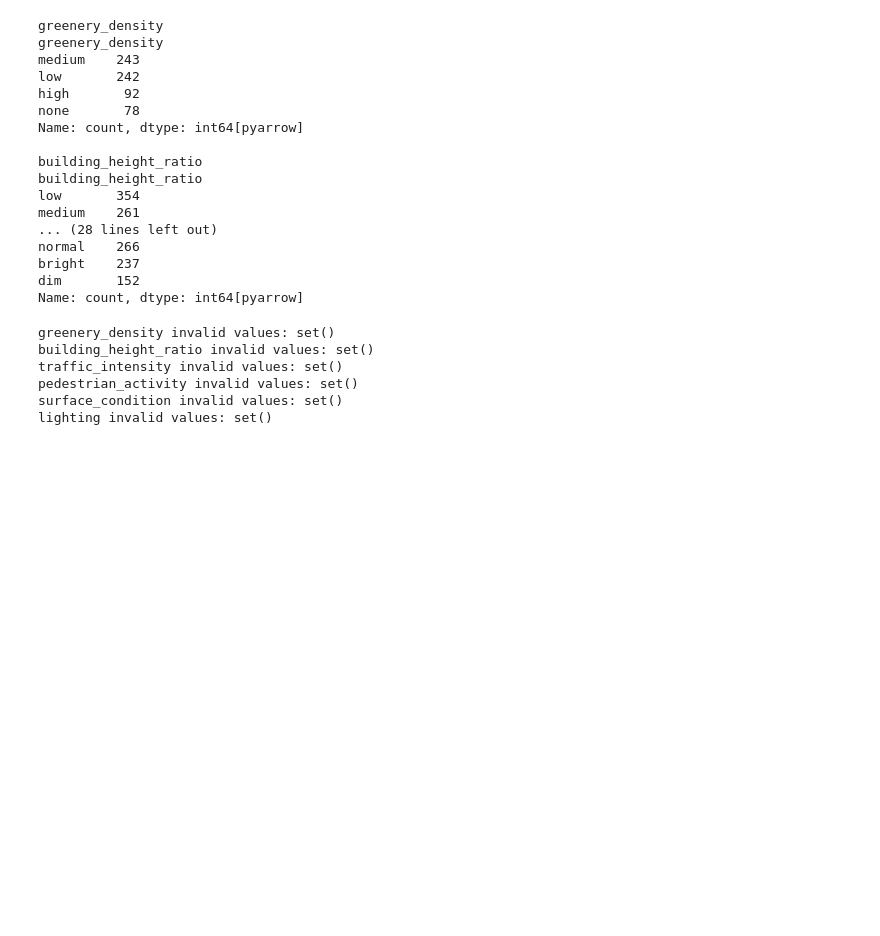
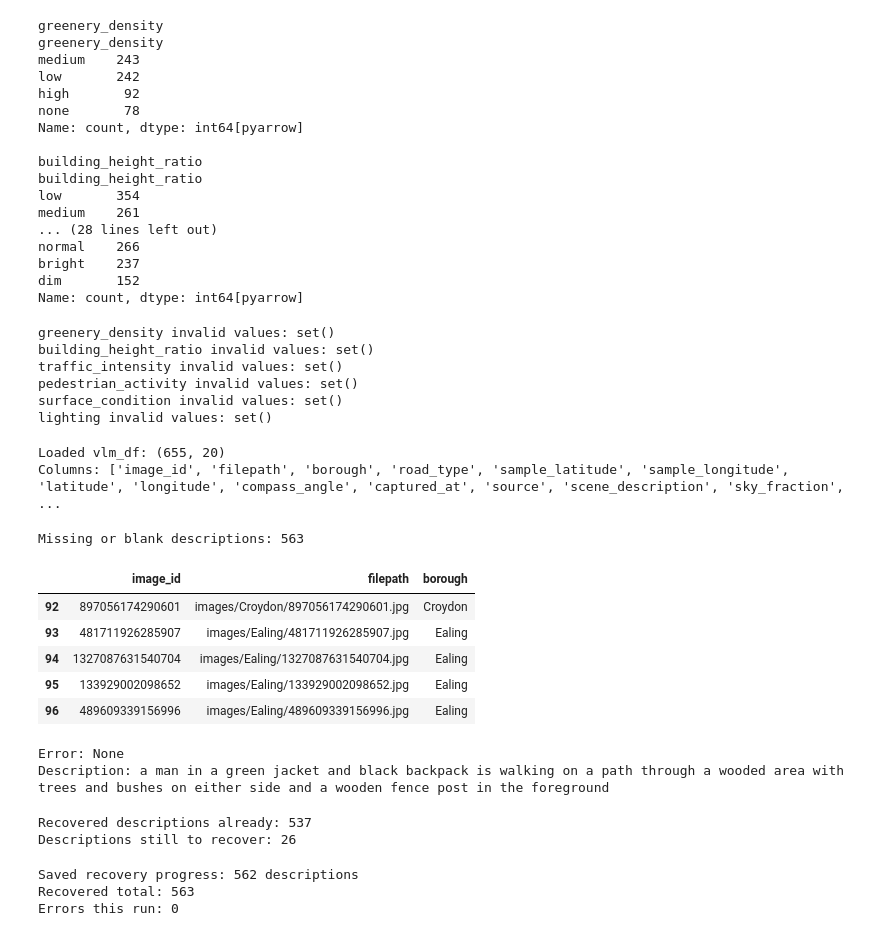
Before and after one commit to Katylll/urban-emotional-intelligence, a Jupyter notebook: notebooks/02_vlm_feature_extraction.ipynb, the cells around one changed output. Saved outputs shown, nothing was run; the diff lists cells and outputs as text; code cells hidden in the pictures; blank space fills up the shorter version.

```diff
--- a/notebooks/02_vlm_feature_extraction.ipynb
+++ b/notebooks/02_vlm_feature_extraction.ipynb
@@ -663,3 +663,40 @@ traffic_intensity invalid values: set()
 pedestrian_activity invalid values: set()
 surface_condition invalid values: set()
 lighting invalid values: set()
+# %%
+from pathlib import Path
+import pandas as pd
+
+PROJECT_ROOT = Path("/Users/yongyili/urban-emotional-intelligence")
+DATA_DIR = PROJECT_ROOT / "data"
+
+vlm_path = DATA_DIR / "vlm_features.parquet"
+
+if not vlm_path.exists():
+    raise FileNotFoundError(f"Cannot find: {vlm_path}")
+
+vlm_df = pd.read_parquet(vlm_path)
+
+print("Loaded vlm_df:", vlm_df.shape)
+print("Columns:", vlm_df.columns.tolist())
+# %% [output]
+Loaded vlm_df: (655, 20)
+Columns: ['image_id', 'filepath', 'borough', 'road_type', 'sample_latitude', 'sample_longitude', 'latitude', 'longitude', 'compass_angle', 'captured_at', 'source', 'scene_description', 'sky_fraction', ...
+# %%
+missing_mask = (
+    vlm_df["scene_description"].isna()
+    | (vlm_df["scene_description"].astype(str).str.strip() == "")
+)
+
+missing_df = vlm_df[missing_mask].copy()
+
+print("Missing or blank descriptions:", len(missing_df))
+missing_df[["image_id", "filepath", "borough"]].head()
+# %% [output]
+Missing or blank descriptions: 563
+|  | image_id | filepath | borough |
+| 92 | 897056174290601 | images/Croydon/897056174290601.jpg | Croydon |
+| 93 | 481711926285907 | images/Ealing/481711926285907.jpg | Ealing |
+| 94 | 1327087631540704 | images/Ealing/1327087631540704.jpg | Ealing |
+| 95 | 133929002098652 | images/Ealing/133929002098652.jpg | Ealing |
+| 96 | 489609339156996 | images/Ealing/489609339156996.jpg | Ealing |
@@ -665,0 +804,11 @@ lighting invalid values: set()
+# %%
+test_row = missing_df.iloc[0]
+test_image_path = PROJECT_ROOT / test_row["filepath"]
+
+desc, error = extract_scene_description_only(test_image_path)
+
+print("Error:", error)
+print("Description:", desc)
+# %% [output]
+Error: None
+Description: a man in a green jacket and black backpack is walking on a path through a wooded area with trees and bushes on either side and a wooden fence post in the foreground
@@ -665,0 +897,13 @@ lighting invalid values: set()
+# %%
+recovered_desc_df, desc_errors_df = run_description_recovery(
+    vlm_df,
+    save_every=25,
+    sleep_seconds=0.5,
+    max_consecutive_errors=10
+)
+# %% [output]
+Recovered descriptions already: 537
+Descriptions still to recover: 26
+Saved recovery progress: 562 descriptions
+Recovered total: 563
+Errors this run: 0
```
Also changed, not shown: parts of 18 cells of this notebook, 5 other files.
